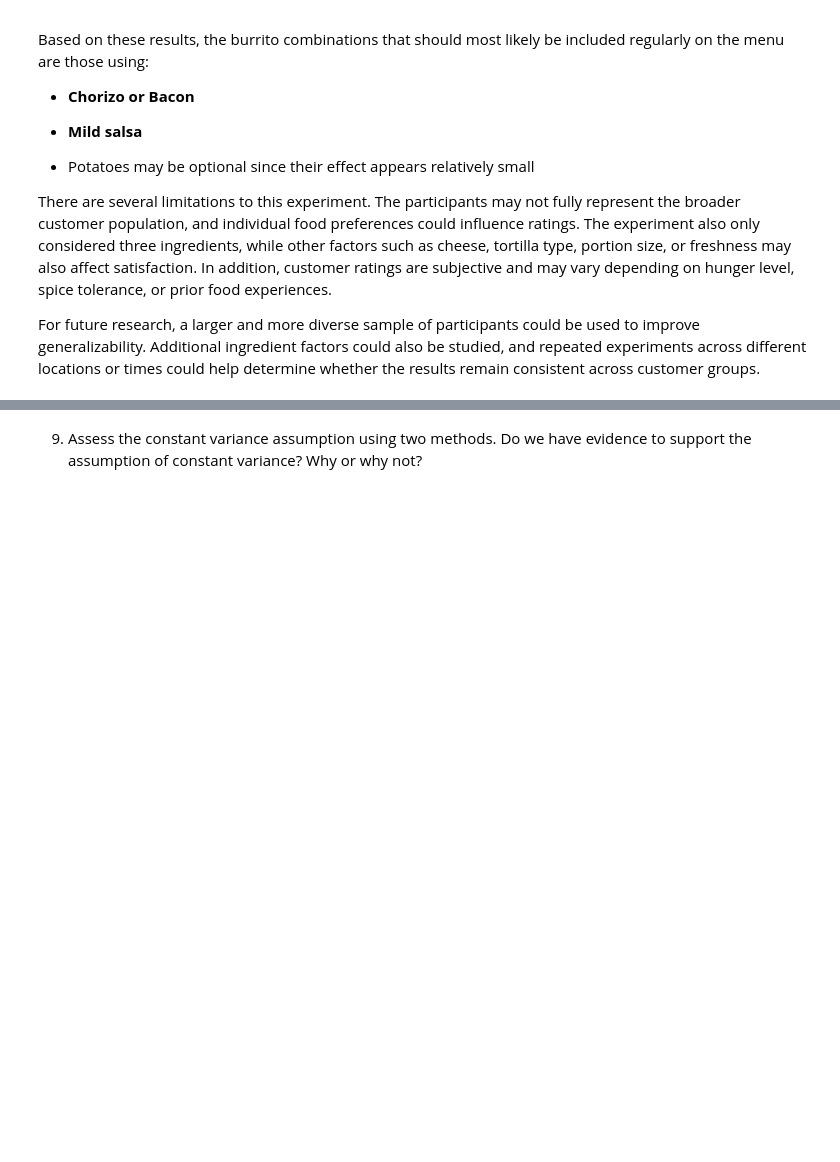
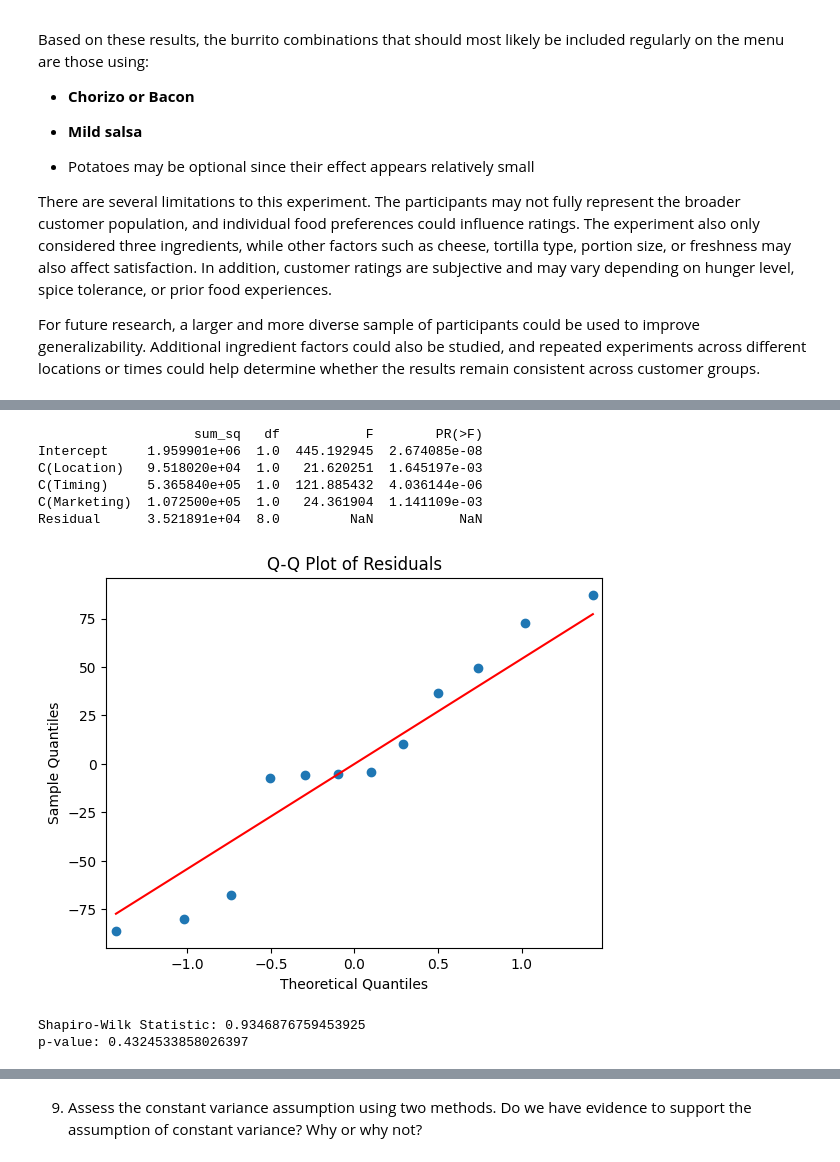
Before and after one commit to Sravan5452/STAT-7220-Applied-Experimental-Design, a Jupyter notebook: Assignments/Final-Exam/Final-Exam_Sravan.ipynb, the cells around one changed output, grey strips where cells are left out. Saved outputs shown, nothing was run; the diff lists cells and outputs as text; code cells hidden in the pictures; blank space fills up the shorter version.

```diff
--- a/Assignments/Final-Exam/Final-Exam_Sravan.ipynb
+++ b/Assignments/Final-Exam/Final-Exam_Sravan.ipynb
@@ -569,3 +956,58 @@ To be more efficient with time and resources, you decide to conduct a $2^{3-1}$
 8. Fit the appropriate ANOVA model to the data. Assess the normality assumption using two methods. Do we have evidence to support the assumption of normality? Why or why not?
 # %%
 ## Question 8 Code ##
+import statsmodels.api as sm
+
+from statsmodels.formula.api import ols
+
+import scipy.stats as stats
+
+import matplotlib.pyplot as plt
+
+# Fit ANOVA model with main effects only
+
+# (main effects are aliased with two-way interactions)
+
+model = ols(
+
+    'Sales ~ C(Location) + C(Timing) + C(Marketing)',
+
+    data=df
+
+).fit()
+
+# Type III ANOVA table
+
+anova_table = sm.stats.anova_lm(model, typ=3)
+
+print(anova_table)
+
+# Residuals
+
+residuals = model.resid
+
+# Q-Q Plot
+
+sm.qqplot(residuals, line='s')
+
+plt.title("Q-Q Plot of Residuals")
+
+plt.show()
+
+# Shapiro-Wilk Test
+
+shapiro_test = stats.shapiro(residuals)
+
+print("Shapiro-Wilk Statistic:", shapiro_test.statistic)
+
+print("p-value:", shapiro_test.pvalue)
+# %% [output]
+                    sum_sq   df           F        PR(>F)
+Intercept     1.959901e+06  1.0  445.192945  2.674085e-08
+C(Location)   9.518020e+04  1.0   21.620251  1.645197e-03
+C(Timing)     5.365840e+05  1.0  121.885432  4.036144e-06
+C(Marketing)  1.072500e+05  1.0   24.361904  1.141109e-03
+Residual      3.521891e+04  8.0         NaN           NaN
+[figure, added]
+Shapiro-Wilk Statistic: 0.9346876759453925
+p-value: 0.4324533858026397
```
Also changed, not shown: parts of 18 cells of this notebook.
